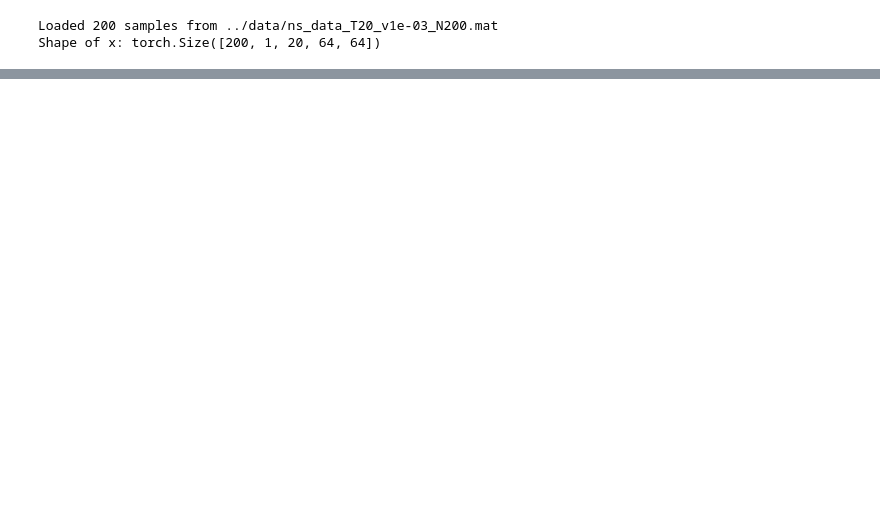
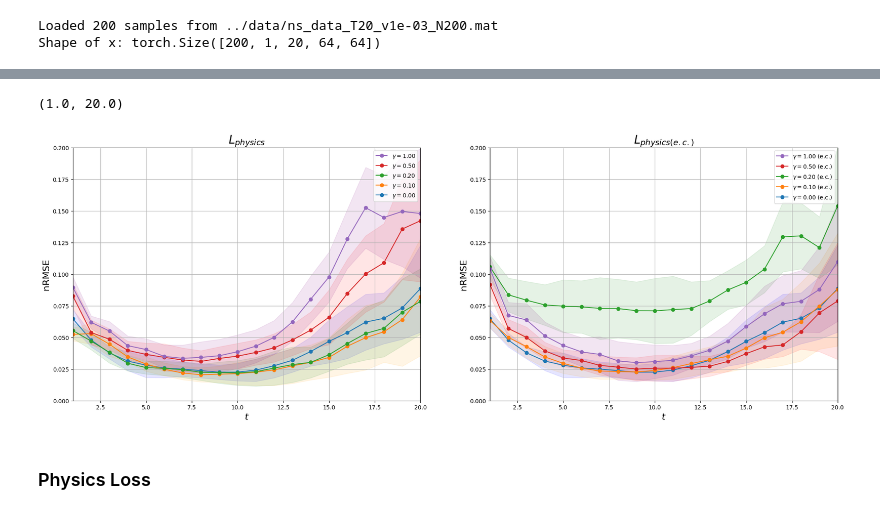
Before and after one commit to bookdiver/FluidDiff, a Jupyter notebook: models/ns_test.ipynb, the cells around one changed output, grey strips where cells are left out. Cells and saved outputs as stored; diff of their text form; code cells hidden in the pictures; blank space fills up the shorter version.

```diff
--- a/models/ns_test.ipynb
+++ b/models/ns_test.ipynb
@@ -121,0 +443,72 @@ fig.colorbar(im, ax=ax.ravel().tolist())
+# %%
+def cal_temporal_abs_error(x, x_pred):
+    norm1 = np.sqrt(np.sum((x-x_pred)**2, axis=(2, 3)))
+    norm2 = np.sqrt(np.sum(x**2, axis=(2, 3)))
+    mean = np.sqrt(norm1**2 / norm2**2).mean(axis=0)
+    std = np.sqrt(norm1**2 / norm2**2).std(axis=0)
+    return {'mean': mean, 'std': std}
+# %%
+t_nRMSE000 = cal_temporal_abs_error(x, x_pred000)
+t_nRMSE010 = cal_temporal_abs_error(x, x_pred010)
+t_nRMSE020 = cal_temporal_abs_error(x, x_pred020)
+t_nRMSE050 = cal_temporal_abs_error(x, x_pred050)
+t_nRMSE100 = cal_temporal_abs_error(x, x_pred100)
+t_nRMSE000_cal = t_nRMSE000
+t_nRMSE010_cal = cal_temporal_abs_error(x, x_pred010_cal)
+t_nRMSE020_cal = cal_temporal_abs_error(x, x_pred020_cal)
+t_nRMSE050_cal = cal_temporal_abs_error(x, x_pred050_cal)
+t_nRMSE100_cal = cal_temporal_abs_error(x, x_pred100_cal)
+# %%
+t_range = np.arange(1, 21)
+# %%
+fig, ax = plt.subplots(1, 2, figsize=(24, 8))
+ax[0].plot(t_range, t_nRMSE000['mean'], label=r'$\gamma=0.00$', marker='o')
+ax[0].fill_between(t_range, t_nRMSE000['mean']-t_nRMSE000['std'], t_nRMSE000['mean']+t_nRMSE000['std'], color='blue', alpha=0.1)
+
+ax[0].plot(t_range, t_nRMSE010['mean'], label=r'$\gamma=0.10$', marker='o')
+ax[0].fill_between(t_range, t_nRMSE010['mean']-t_nRMSE010['std'], t_nRMSE010['mean']+t_nRMSE010['std'], color='orange', alpha=0.1)
+
+ax[0].plot(t_range, t_nRMSE020['mean'], label=r'$\gamma=0.20$', marker='o')
+ax[0].fill_between(t_range, t_nRMSE020['mean']-t_nRMSE020['std'], t_nRMSE020['mean']+t_nRMSE020['std'], color='green', alpha=0.1)
+
+ax[0].plot(t_range, t_nRMSE050['mean'], label=r'$\gamma=0.50$', marker='o')
+ax[0].fill_between(t_range, t_nRMSE050['mean']-t_nRMSE050['std'], t_nRMSE050['mean']+t_nRMSE050['std'], color='red', alpha=0.1)
+
+ax[0].plot(t_range, t_nRMSE100['mean'], label=r'$\gamma=1.00$', marker='o')
+ax[0].fill_between(t_range, t_nRMSE100['mean']-t_nRMSE100['std'], t_nRMSE100['mean']+t_nRMSE100['std'], color='purple', alpha=0.1)
+ax[0].set_xlabel('$t$', fontsize=16)
+ax[0].set_ylabel('nRMSE', fontsize=16)
+handles, labels = ax[0].get_legend_handles_labels()
+ax[0].legend(handles[::-1], labels[::-1], loc='upper right')
+ax[0].grid()
+ax[0].set_ylim([0, 0.2])
+ax[0].set_xlim([1, 20])
+ax[0].set_title(r'$L_{physics}$', fontsize=20)
+# set log scale to y axis
+
+ax[1].plot(t_range, t_nRMSE000_cal['mean'], label=r'$\gamma=0.00$ (e.c.)', marker='o')
+ax[1].fill_between(t_range, t_nRMSE000_cal['mean']-t_nRMSE000_cal['std'], t_nRMSE000_cal['mean']+t_nRMSE000_cal['std'], color='blue', alpha=0.1)
+
+ax[1].plot(t_range, t_nRMSE010_cal['mean'], label=r'$\gamma=0.10$ (e.c.)', marker='o')
+ax[1].fill_between(t_range, t_nRMSE010_cal['mean']-t_nRMSE010_cal['std'], t_nRMSE010_cal['mean']+t_nRMSE010_cal['std'], color='orange', alpha=0.1)
+
+ax[1].plot(t_range, t_nRMSE020_cal['mean'], label=r'$\gamma=0.20$ (e.c.)', marker='o')
+ax[1].fill_between(t_range, t_nRMSE020_cal['mean']-t_nRMSE020_cal['std'], t_nRMSE020_cal['mean']+t_nRMSE020_cal['std'], color='green', alpha=0.1)
+
+ax[1].plot(t_range, t_nRMSE050_cal['mean'], label=r'$\gamma=0.50$ (e.c.)', marker='o')
+ax[1].fill_between(t_range, t_nRMSE050_cal['mean']-t_nRMSE050_cal['std'], t_nRMSE050_cal['mean']+t_nRMSE050_cal['std'], color='red', alpha=0.1)
+
+ax[1].plot(t_range, t_nRMSE100_cal['mean'], label=r'$\gamma=1.00$ (e.c.)', marker='o')
+ax[1].fill_between(t_range, t_nRMSE100_cal['mean']-t_nRMSE100_cal['std'], t_nRMSE100_cal['mean']+t_nRMSE100_cal['std'], color='purple', alpha=0.1)
+
+ax[1].set_xlabel('$t$', fontsize=16)
+ax[1].set_ylabel('nRMSE', fontsize=16)
+ax[1].set_title(r'$L_{physics(e.c.)}$', fontsize=20)
+handles, labels = ax[1].get_legend_handles_labels()
+ax[1].legend(handles[::-1], labels[::-1], loc='upper right')
+ax[1].grid()
+ax[1].set_ylim([0, 0.2])
+ax[1].set_xlim([1, 20])
+# %% [output]
+(1.0, 20.0)
+[figure, added]
@@ -121,0 +517,2 @@ fig.colorbar(im, ax=ax.ravel().tolist())
+# %% [markdown]
+### Physics Loss
```
Also changed, not shown: parts of 44 cells of this notebook, 1 other file.
